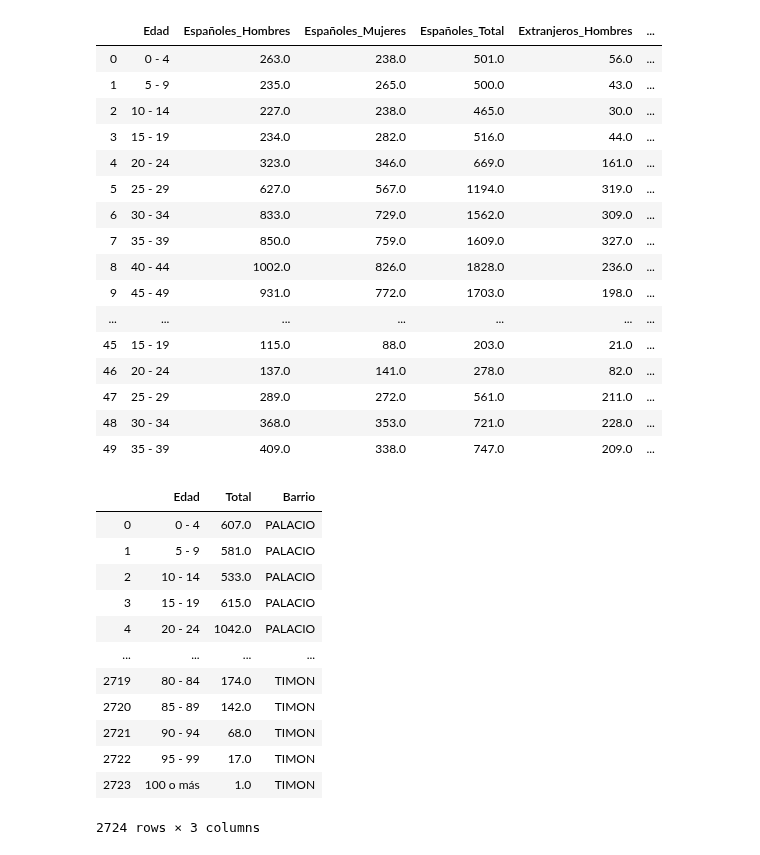
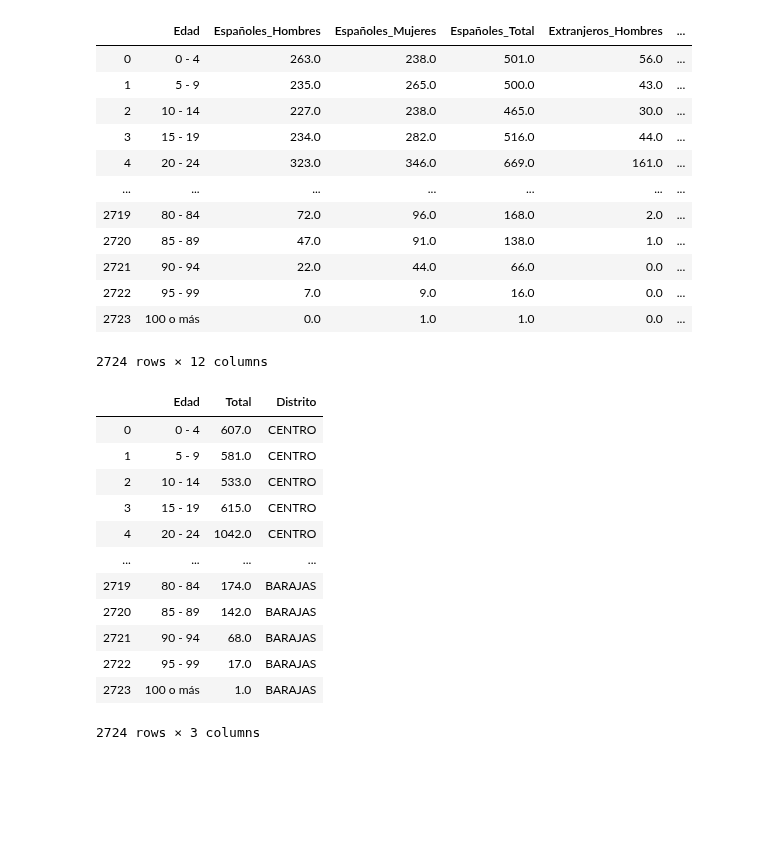
Before and after one commit to InmaLatorre/G3_ProyectoPython, a Jupyter notebook: main_fer.ipynb, the cells around one changed output. Cells and saved outputs as stored; diff of their text form; code cells hidden in the pictures; blank space fills up the shorter version.

```diff
--- a/main_fer.ipynb
+++ b/main_fer.ipynb
@@ -51,41 +52,37 @@ padron = pd.read_excel("resources/padron_barrios.xls")
 # %%
 # Limpieza y organización de la tabla
 tmp = []
 separador_tabla = 0
 for i in range(0, len(padron.Españoles_Hombres)):
     if pd.isna(padron.Españoles_Hombres[i]):
         dis_bar = padron.Edad[i].replace(" ", "").split("/")
         for j in  range(i+1, len(padron.Españoles_Hombres)):
             if pd.isna(padron.Españoles_Hombres[j]):
                 tmp.append(padron.iloc[i:j,].copy(deep=True))
                 tmp[separador_tabla].drop([i,i+1], inplace=True)
                 tmp[separador_tabla]['Distrito'] = dis_bar[0]
                 tmp[separador_tabla]['Barrio'] = dis_bar[1].strip()
                 break
         separador_tabla += 1
 
 main_table_padron = pd.concat(tmp)
 main_table_padron.Barrio = [str.strip(i) for i in main_table_padron.Barrio]
 main_table_padron.reset_index(drop=True, inplace=True)
-main_table_padron.head(50)
+main_table_padron
 # %% [output]
 |  | Edad | Españoles_Hombres | Españoles_Mujeres | Españoles_Total | Extranjeros_Hombres | ... |
 | 0 | 0 - 4 | 263.0 | 238.0 | 501.0 | 56.0 | ... |
 | 1 | 5 - 9 | 235.0 | 265.0 | 500.0 | 43.0 | ... |
 | 2 | 10 - 14 | 227.0 | 238.0 | 465.0 | 30.0 | ... |
 | 3 | 15 - 19 | 234.0 | 282.0 | 516.0 | 44.0 | ... |
 | 4 | 20 - 24 | 323.0 | 346.0 | 669.0 | 161.0 | ... |
-| 5 | 25 - 29 | 627.0 | 567.0 | 1194.0 | 319.0 | ... |
-| 6 | 30 - 34 | 833.0 | 729.0 | 1562.0 | 309.0 | ... |
-| 7 | 35 - 39 | 850.0 | 759.0 | 1609.0 | 327.0 | ... |
-| 8 | 40 - 44 | 1002.0 | 826.0 | 1828.0 | 236.0 | ... |
-| 9 | 45 - 49 | 931.0 | 772.0 | 1703.0 | 198.0 | ... |
 | ... | ... | ... | ... | ... | ... | ... |
-| 45 | 15 - 19 | 115.0 | 88.0 | 203.0 | 21.0 | ... |
-| 46 | 20 - 24 | 137.0 | 141.0 | 278.0 | 82.0 | ... |
-| 47 | 25 - 29 | 289.0 | 272.0 | 561.0 | 211.0 | ... |
-| 48 | 30 - 34 | 368.0 | 353.0 | 721.0 | 228.0 | ... |
-| 49 | 35 - 39 | 409.0 | 338.0 | 747.0 | 209.0 | ... |
+| 2719 | 80 - 84 | 72.0 | 96.0 | 168.0 | 2.0 | ... |
+| 2720 | 85 - 89 | 47.0 | 91.0 | 138.0 | 1.0 | ... |
+| 2721 | 90 - 94 | 22.0 | 44.0 | 66.0 | 0.0 | ... |
+| 2722 | 95 - 99 | 7.0 | 9.0 | 16.0 | 0.0 | ... |
+| 2723 | 100 o más | 0.0 | 1.0 | 1.0 | 0.0 | ... |
+2724 rows × 12 columns
 # %%
 #Estudio al rango de Edad. Se invierte la tabla. Pasando los rangos de edad a ser nombres de columnas junto con el barrio.
 #Cada uno de los rangos de edad tendrá asignado un valor (el número de personas en ese rango de edad).
@@ -93,20 +90,20 @@ main_table_padron.head(50)
 edad_distrito = main_table_padron.drop(['Españoles_Hombres','Españoles_Mujeres',
                                         'Españoles_Total','Extranjeros_Hombres',
                                         'Extranjeros_Mujeres','Extranjeros_Total',
-                                        'Total_Hombres','Total_Mujeres', 'Distrito'], axis=1)
+                                        'Total_Hombres','Total_Mujeres', 'Barrio'], axis=1)
 edad_distrito
 # %% [output]
-|  | Edad | Total | Barrio |
-| 0 | 0 - 4 | 607.0 | PALACIO |
-| 1 | 5 - 9 | 581.0 | PALACIO |
-| 2 | 10 - 14 | 533.0 | PALACIO |
-| 3 | 15 - 19 | 615.0 | PALACIO |
-| 4 | 20 - 24 | 1042.0 | PALACIO |
+|  | Edad | Total | Distrito |
+| 0 | 0 - 4 | 607.0 | CENTRO |
+| 1 | 5 - 9 | 581.0 | CENTRO |
+| 2 | 10 - 14 | 533.0 | CENTRO |
+| 3 | 15 - 19 | 615.0 | CENTRO |
+| 4 | 20 - 24 | 1042.0 | CENTRO |
 | ... | ... | ... | ... |
-| 2719 | 80 - 84 | 174.0 | TIMON |
-| 2720 | 85 - 89 | 142.0 | TIMON |
-| 2721 | 90 - 94 | 68.0 | TIMON |
-| 2722 | 95 - 99 | 17.0 | TIMON |
-| 2723 | 100 o más | 1.0 | TIMON |
+| 2719 | 80 - 84 | 174.0 | BARAJAS |
+| 2720 | 85 - 89 | 142.0 | BARAJAS |
+| 2721 | 90 - 94 | 68.0 | BARAJAS |
+| 2722 | 95 - 99 | 17.0 | BARAJAS |
+| 2723 | 100 o más | 1.0 | BARAJAS |
 2724 rows × 3 columns
 # %%
```
Also changed, not shown: parts of 4 cells of this notebook.
